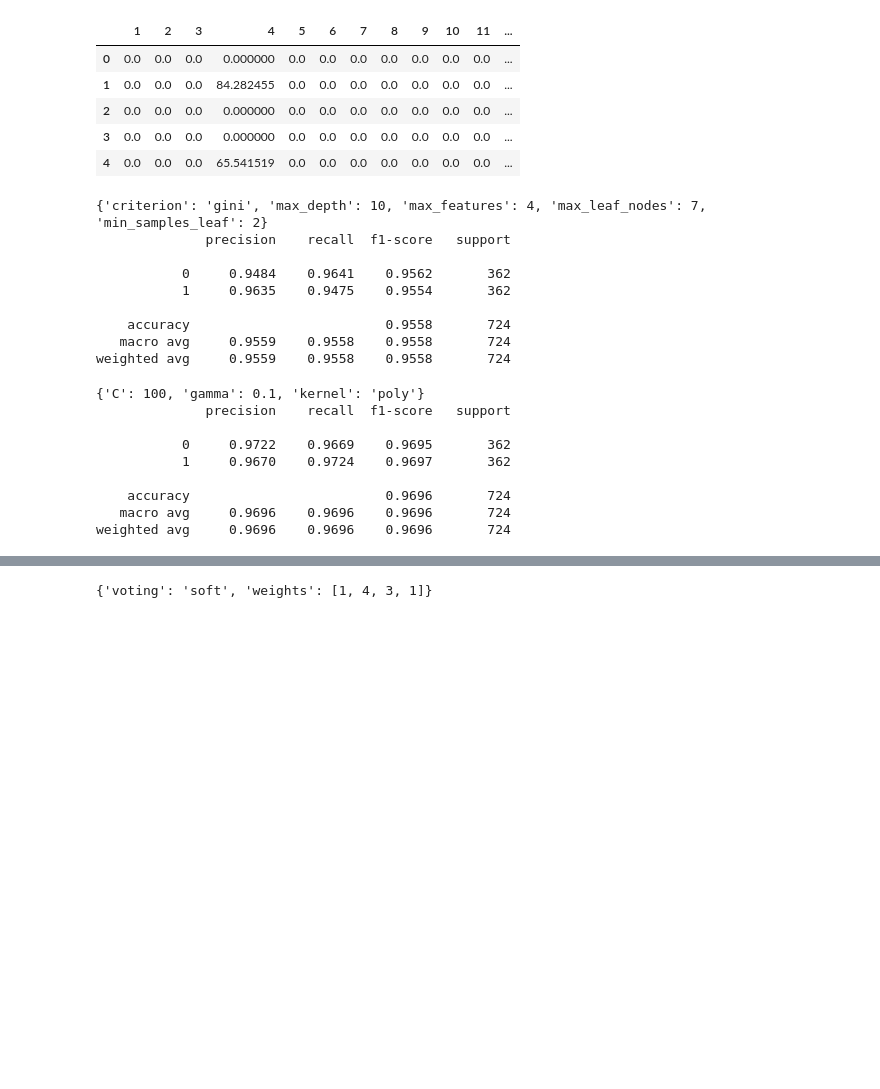
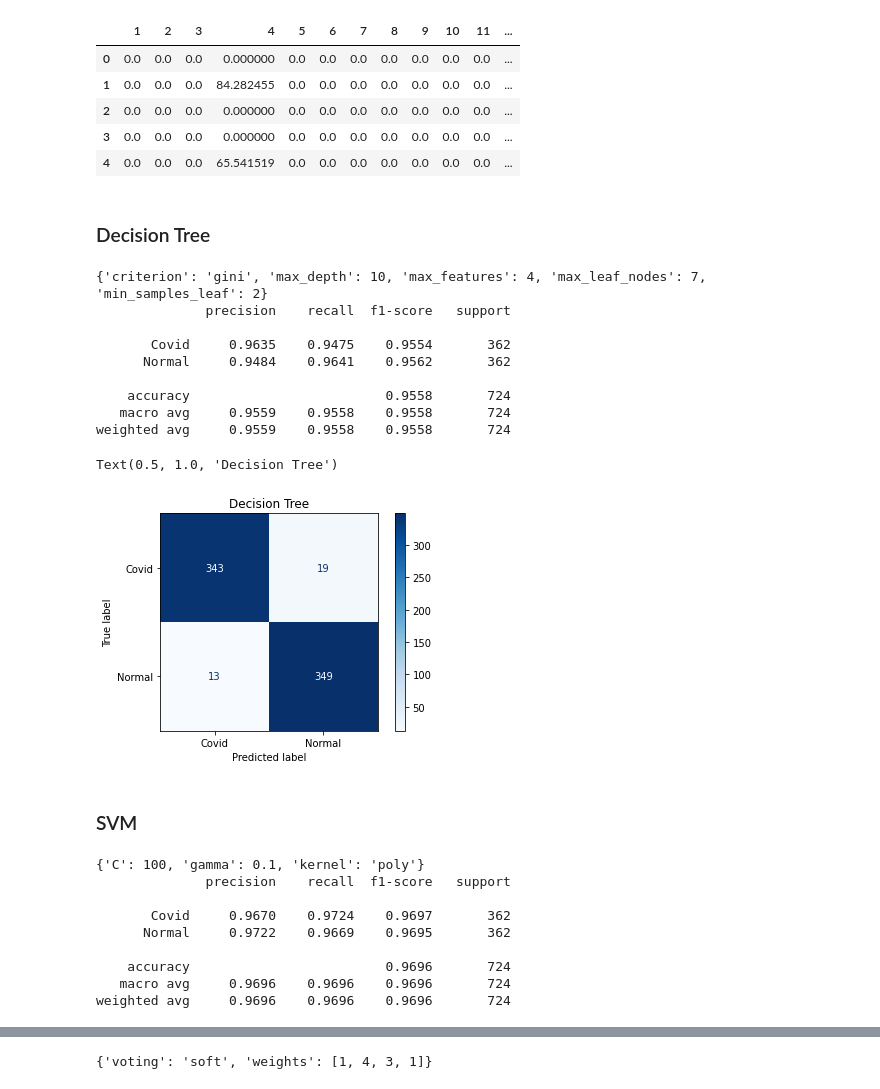
Before and after one commit to Arjun-Siva/covid-prediction, a Jupyter notebook: EMCNet_Covid_Prediction.ipynb, the cells around one changed output, grey strips where cells are left out. Drawn from its saved outputs; the diff is of its cells as text; code cells hidden in the pictures; blank space fills up the shorter version.

```diff
--- a/EMCNet_Covid_Prediction.ipynb
+++ b/EMCNet_Covid_Prediction.ipynb
@@ -364,3 +371,5 @@ from sklearn.ensemble import VotingClassifier
+# %% [markdown]
+### Decision Tree
 # %%
 dt = tree.DecisionTreeClassifier(random_state=0)
 
@@ -377,17 +386,26 @@ dt_clf.fit(X, y)
 
 print(dt_clf.best_params_)
 preds = dt_clf.predict(X_test)
-print(classification_report(y_test, preds,digits=4))
+print(classification_report(y_test, preds,digits=4,labels=[1,0], target_names=['Covid', 'Normal']))
 # %% [output]
 {'criterion': 'gini', 'max_depth': 10, 'max_features': 4, 'max_leaf_nodes': 7, 'min_samples_leaf': 2}
               precision    recall  f1-score   support
 
-           0     0.9484    0.9641    0.9562       362
-           1     0.9635    0.9475    0.9554       362
+       Covid     0.9635    0.9475    0.9554       362
+      Normal     0.9484    0.9641    0.9562       362
 
     accuracy                         0.9558       724
    macro avg     0.9559    0.9558    0.9558       724
 weighted avg     0.9559    0.9558    0.9558       724
+# %%
+cm = ConfusionMatrixDisplay.from_predictions(
+   y_test, preds, labels=[1,0], display_labels=['Covid', 'Normal'],cmap=plt.cm.Blues)
+plt.title("Decision Tree")
+# %% [output]
+Text(0.5, 1.0, 'Decision Tree')
+[figure, added]
+# %% [markdown]
+### SVM
 # %%
 svc = svm.SVC(probability=True,random_state=0)
 
@@ -401,13 +419,13 @@ svc_clf.fit(X, y)
 
 print(svc_clf.best_params_)
 preds = svc_clf.predict(X_test)
-print(classification_report(y_test, preds,digits=4))
+print(classification_report(y_test, preds,digits=4,labels=[1,0], target_names=['Covid', 'Normal']))
 # %% [output]
 {'C': 100, 'gamma': 0.1, 'kernel': 'poly'}
               precision    recall  f1-score   support
 
-           0     0.9722    0.9669    0.9695       362
-           1     0.9670    0.9724    0.9697       362
+       Covid     0.9670    0.9724    0.9697       362
+      Normal     0.9722    0.9669    0.9695       362
 
     accuracy                         0.9696       724
    macro avg     0.9696    0.9696    0.9696       724
```
Also changed, not shown: parts of 23 cells of this notebook.
